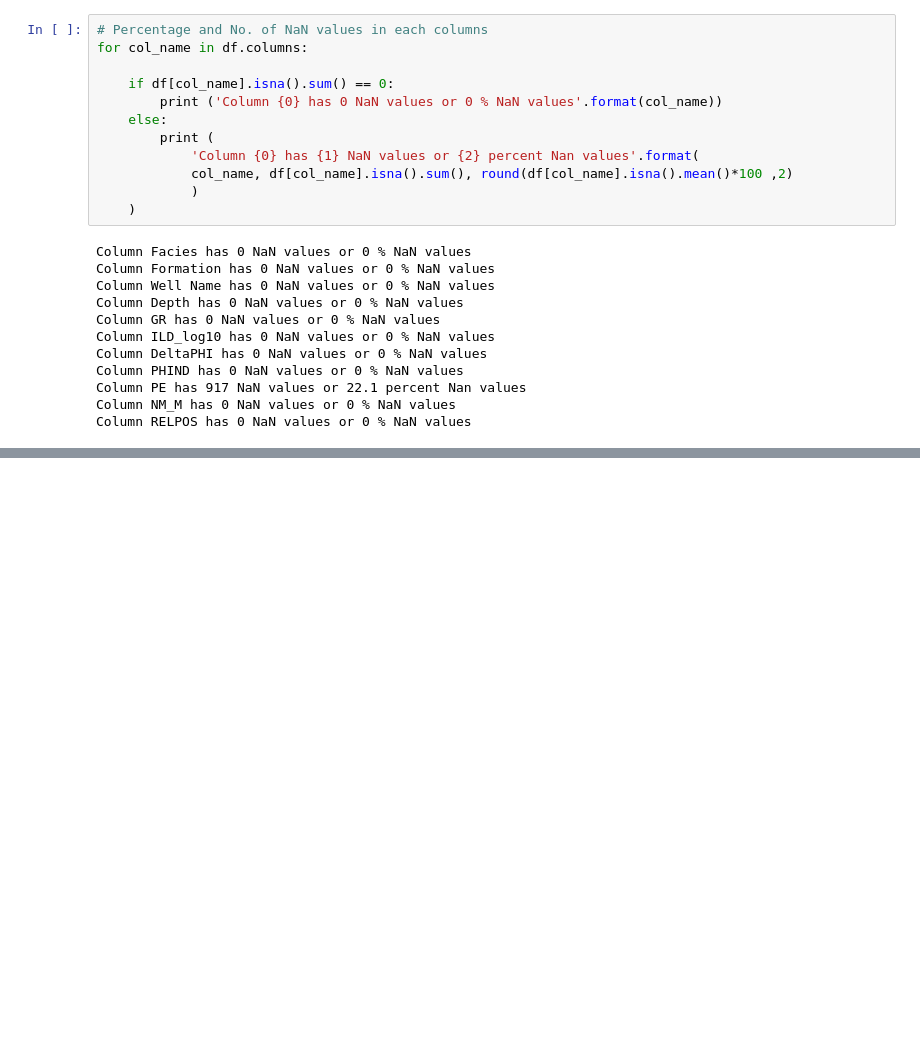
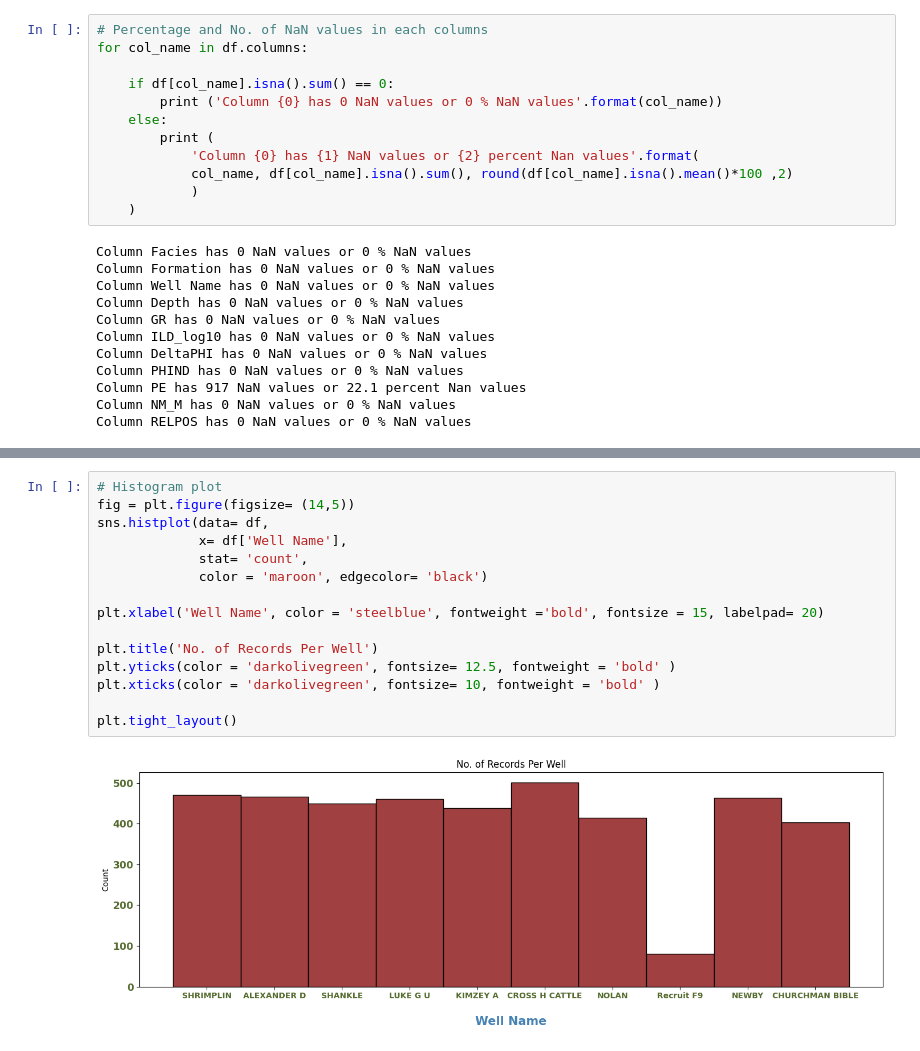
Before and after one commit to sanjuirm/Lithofacies-Classification-Using-Machine-Learning, a Jupyter notebook: Lithofacies.ipynb, the cells around one changed output, grey strips where cells are left out. Drawn from its saved outputs; the diff is of its cells as text; blank space fills up the shorter version.

Commit message:
Log plot and EDA

```diff
--- a/Lithofacies.ipynb
+++ b/Lithofacies.ipynb
@@ -224,0 +148,17 @@ plt.plot(df_SHRIMPLIN['GR'], df_SHRIMPLIN['Depth'],
+# %%
+# Histogram plot
+fig = plt.figure(figsize= (14,5))
+sns.histplot(data= df,
+             x= df['Well Name'],
+             stat= 'count',
+             color = 'maroon', edgecolor= 'black')
+
+plt.xlabel('Well Name', color = 'steelblue', fontweight ='bold', fontsize = 15, labelpad= 20)
+
+plt.title('No. of Records Per Well')
+plt.yticks(color = 'darkolivegreen', fontsize= 12.5, fontweight = 'bold' )
+plt.xticks(color = 'darkolivegreen', fontsize= 10, fontweight = 'bold' )
+
+plt.tight_layout()
+# %% [output]
+[figure, added]
```
Also changed, not shown: parts of 20 cells of this notebook.
